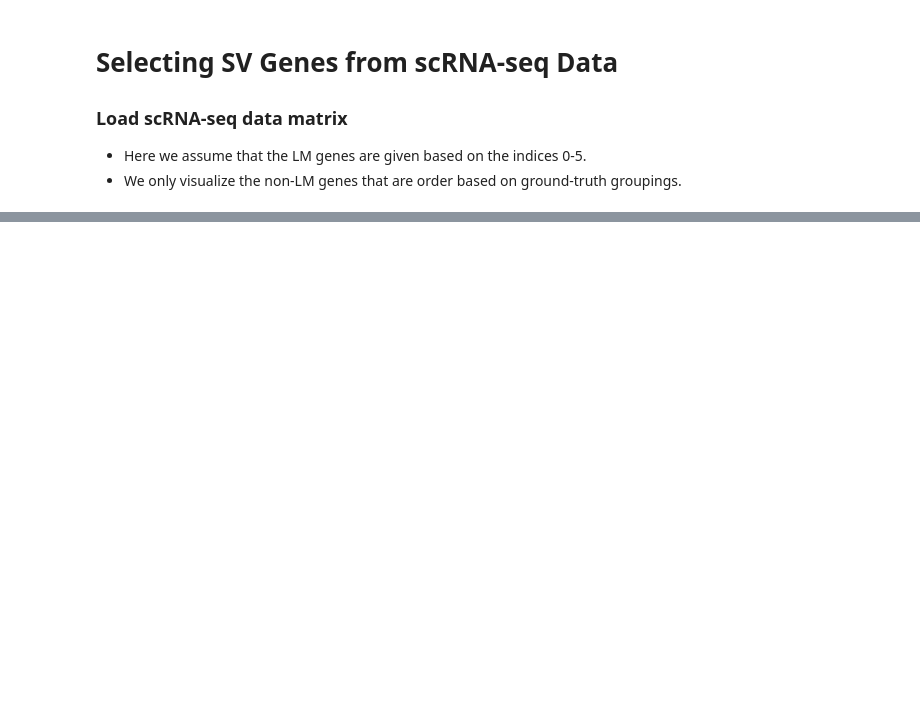
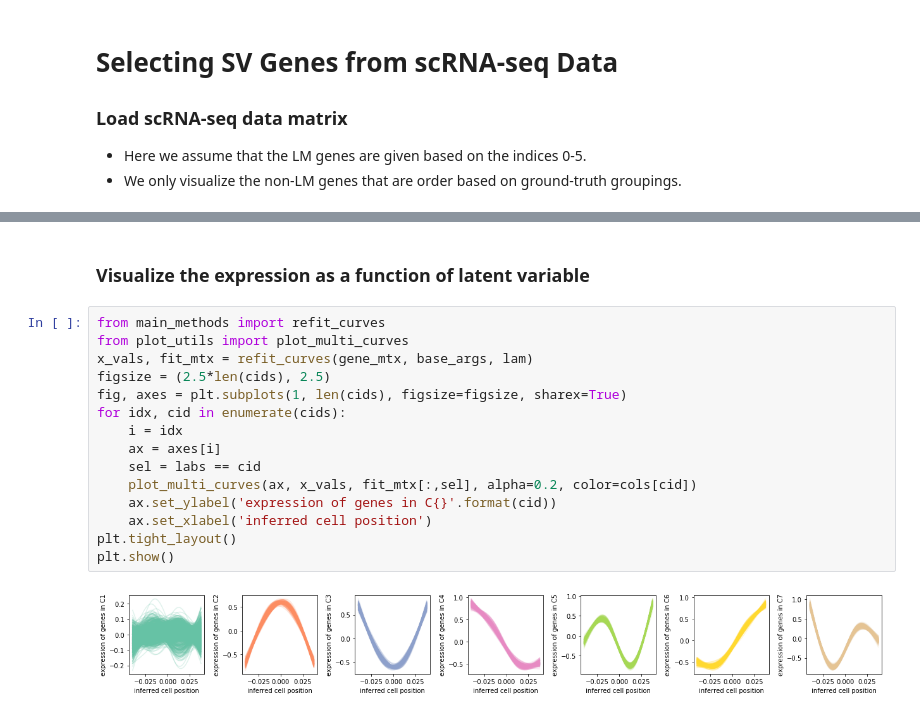
Before and after one commit to yashpatel5400/gliss, a Jupyter notebook: GLISS_Tutorial.ipynb, the cells around one changed output, grey strips where cells are left out. Cells and saved outputs as stored; diff of their text form; blank space fills up the shorter version.

```diff
--- a/GLISS_Tutorial.ipynb
+++ b/GLISS_Tutorial.ipynb
@@ -103,0 +168,19 @@ non-LM gene matrix dimension: (1500, 5994)
+# %% [markdown]
+### Visualize the expression as a function of latent variable
+# %%
+from main_methods import refit_curves
+from plot_utils import plot_multi_curves
+x_vals, fit_mtx = refit_curves(gene_mtx, base_args, lam)
+figsize = (2.5*len(cids), 2.5)
+fig, axes = plt.subplots(1, len(cids), figsize=figsize, sharex=True)
+for idx, cid in enumerate(cids):
+    i = idx
+    ax = axes[i]
+    sel = labs == cid
+    plot_multi_curves(ax, x_vals, fit_mtx[:,sel], alpha=0.2, color=cols[cid])
+    ax.set_ylabel('expression of genes in C{}'.format(cid))
+    ax.set_xlabel('inferred cell position')
+plt.tight_layout()
+plt.show()
+# %% [output]
+[figure, added]
```
Also changed, not shown: parts of 24 cells of this notebook, 3 other files.
